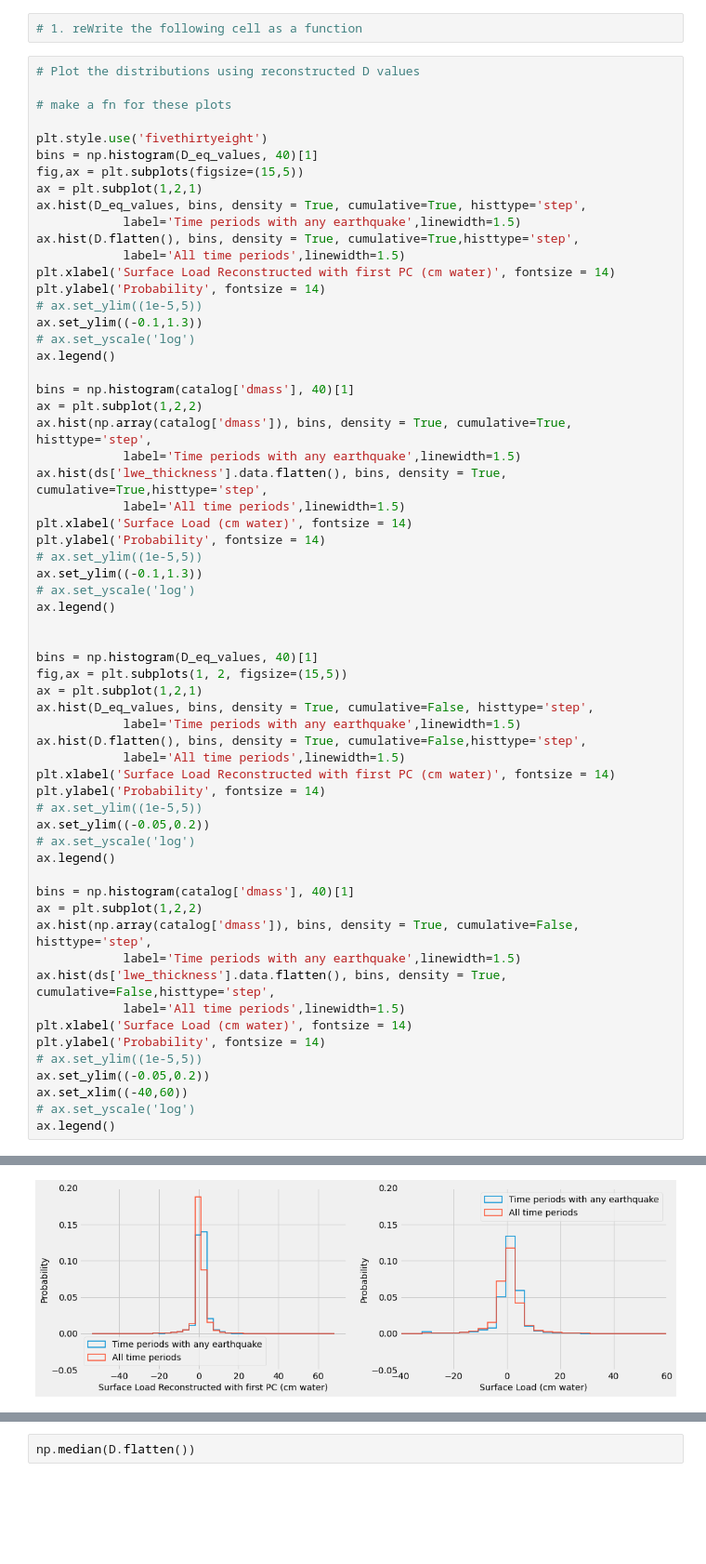
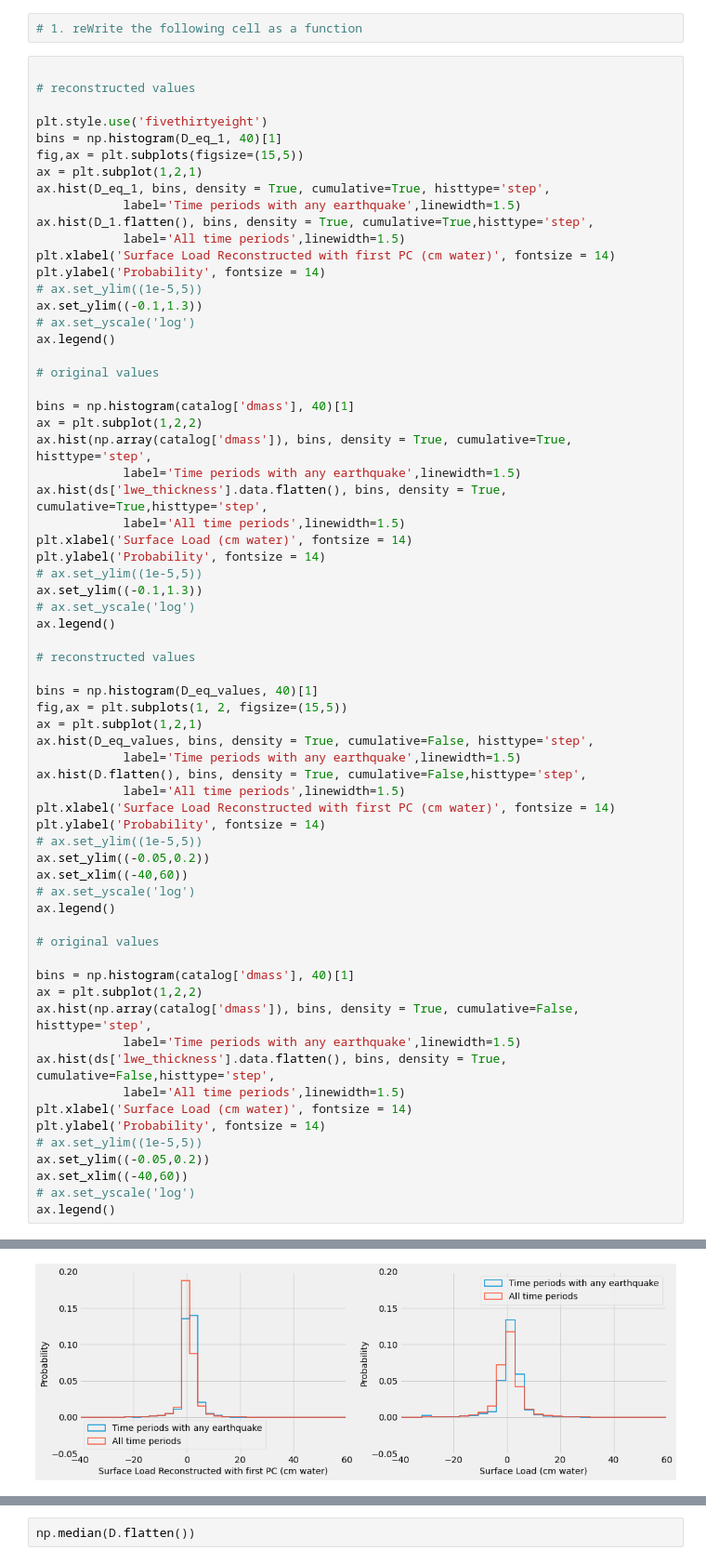
Before and after one commit to epic-research-group/surface-load-quakes, a Jupyter notebook: surface-load-earthquake-relationship.ipynb, the cells around one changed output, grey strips where cells are left out. Shown at 93% size. Saved outputs shown, nothing was run; the diff lists cells and outputs as text; blank space fills up the shorter version.

```diff
--- a/surface-load-earthquake-relationship.ipynb
+++ b/surface-load-earthquake-relationship.ipynb
@@ -227,17 +268,16 @@ D_eq_values = np.array(D_eq_values)
 # %%
 # 1. reWrite the following cell as a function
 # %%
-# Plot the distributions using reconstructed D values
 
-# make a fn for these plots
+# reconstructed values
 
 plt.style.use('fivethirtyeight')
-bins = np.histogram(D_eq_values, 40)[1]
+bins = np.histogram(D_eq_1, 40)[1]
 fig,ax = plt.subplots(figsize=(15,5))
 ax = plt.subplot(1,2,1)
-ax.hist(D_eq_values, bins, density = True, cumulative=True, histtype='step',
+ax.hist(D_eq_1, bins, density = True, cumulative=True, histtype='step',
             label='Time periods with any earthquake',linewidth=1.5)
-ax.hist(D.flatten(), bins, density = True, cumulative=True,histtype='step',
+ax.hist(D_1.flatten(), bins, density = True, cumulative=True,histtype='step',
             label='All time periods',linewidth=1.5)
 plt.xlabel('Surface Load Reconstructed with first PC (cm water)', fontsize = 14)
 plt.ylabel('Probability', fontsize = 14)
@@ -245,6 +285,8 @@ plt.ylabel('Probability', fontsize = 14)
 ax.set_ylim((-0.1,1.3))
 # ax.set_yscale('log')
 ax.legend()
+
+# original values
 
 bins = np.histogram(catalog['dmass'], 40)[1]
 ax = plt.subplot(1,2,2)
@@ -259,35 +301,39 @@ ax.set_ylim((-0.1,1.3))
 # ax.set_yscale('log')
 ax.legend()
 
+# reconstructed values
 
 bins = np.histogram(D_eq_values, 40)[1]
 fig,ax = plt.subplots(1, 2, figsize=(15,5))
 ax = plt.subplot(1,2,1)
 ax.hist(D_eq_values, bins, density = True, cumulative=False, histtype='step',
             label='Time periods with any earthquake',linewidth=1.5)
 ax.hist(D.flatten(), bins, density = True, cumulative=False,histtype='step',
             label='All time periods',linewidth=1.5)
 plt.xlabel('Surface Load Reconstructed with first PC (cm water)', fontsize = 14)
 plt.ylabel('Probability', fontsize = 14)
 # ax.set_ylim((1e-5,5))
 ax.set_ylim((-0.05,0.2))
+ax.set_xlim((-40,60))
 # ax.set_yscale('log')
 ax.legend()
+
+# original values
 
 bins = np.histogram(catalog['dmass'], 40)[1]
 ax = plt.subplot(1,2,2)
 ax.hist(np.array(catalog['dmass']), bins, density = True, cumulative=False, histtype='step',
             label='Time periods with any earthquake',linewidth=1.5)
 ax.hist(ds['lwe_thickness'].data.flatten(), bins, density = True, cumulative=False,histtype='step',
             label='All time periods',linewidth=1.5)
 plt.xlabel('Surface Load (cm water)', fontsize = 14)
 plt.ylabel('Probability', fontsize = 14)
 # ax.set_ylim((1e-5,5))
 ax.set_ylim((-0.05,0.2))
 ax.set_xlim((-40,60))
 # ax.set_yscale('log')
 ax.legend()
 # %% [output]
 <matplotlib.legend.Legend at 0x...>
 [figure]
-[figure, old version]
+[figure, new version]
```
Also changed, not shown: parts of 9 cells of this notebook, 1 other file.
